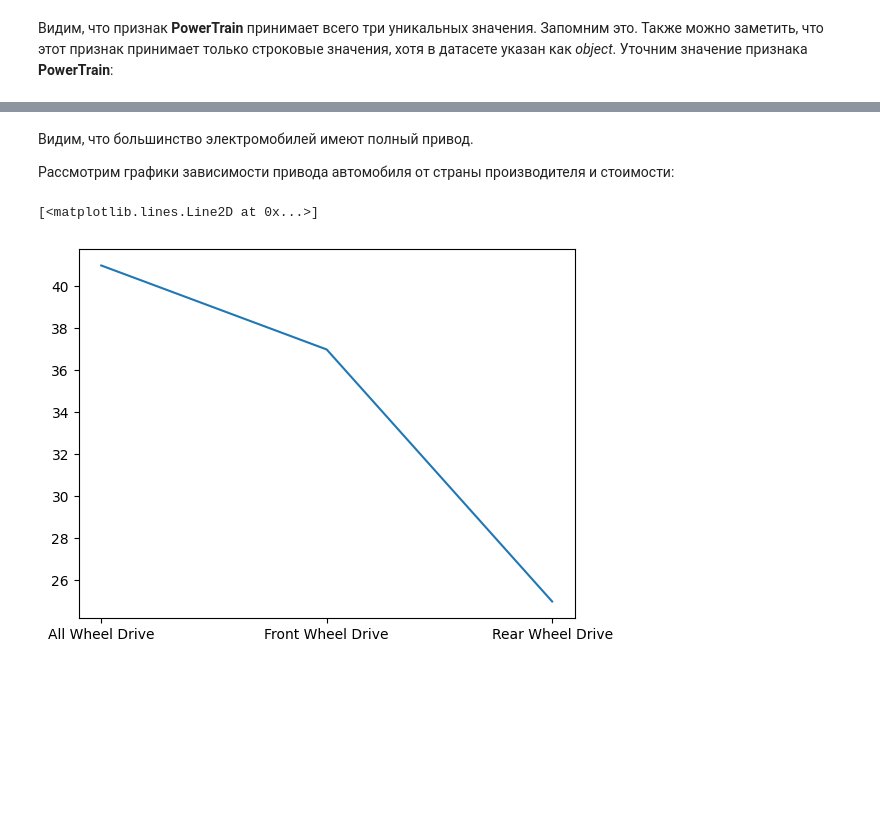
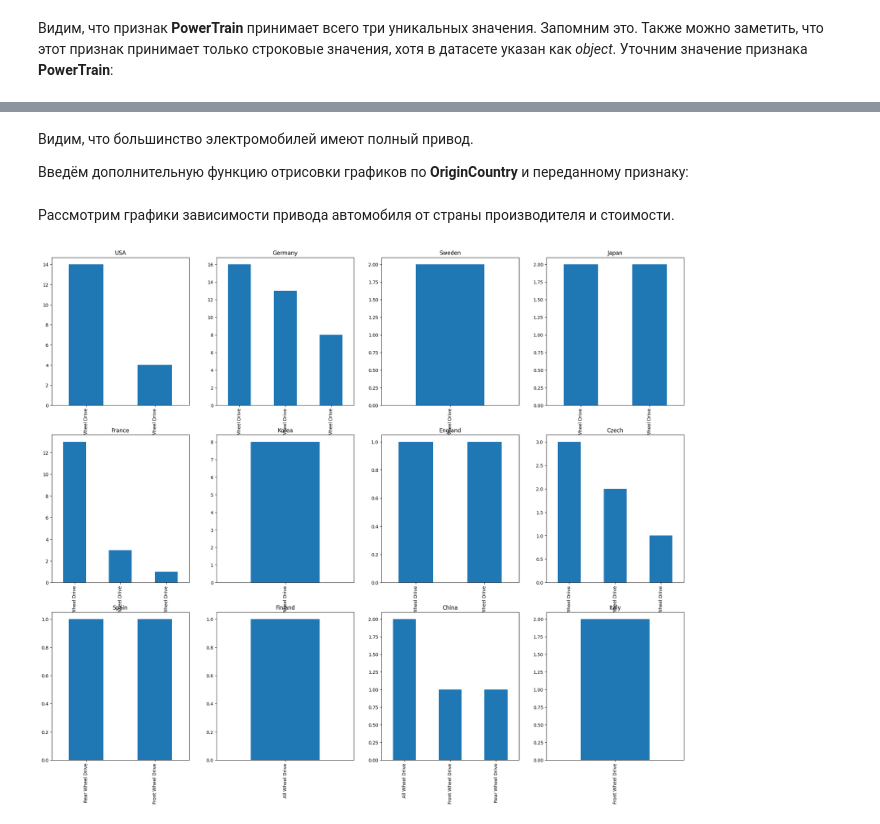
Before and after one commit to daniil-steperev/-SPBU-Machine-Learning-Homework, a Jupyter notebook: [Task1] LinearRegression/LinearRegression.ipynb, the cells around one changed output, grey strips where cells are left out. Saved outputs shown, nothing was run; the diff lists cells and outputs as text; code cells hidden in the pictures; blank space fills up the shorter version.

Commit message:
Added Seats, Segment, BodyStyle, PlugType and PowerTrain columns analysis. Added function for describing column groupping by OriginCountry

```diff
--- a/[Task1] LinearRegression/LinearRegression.ipynb
+++ b/[Task1] LinearRegression/LinearRegression.ipynb
@@ -546,6 +546,6 @@ Name: PowerTrain, dtype: object
 # %% [markdown]
 Видим, что признак **PowerTrain** принимает всего три уникальных значения. Запомним это. Также можно заметить, что этот признак принимает только строковые значения, хотя в датасете указан как *object*. Уточним значение признака **PowerTrain**:
 # %%
-df['PowerTrain'] = df['PowerTrain'].astype('|S').apply(lambda s: s.strip())
+df['PowerTrain'] = df['PowerTrain'].astype('|S').apply(lambda s: s.strip()).str.decode('utf-8')
 df['PowerTrain'].describe()
 # %% [output]
@@ -557,9 +557,51 @@ Name: PowerTrain, dtype: object
 # %% [markdown]
 Видим, что большинство электромобилей имеют полный привод.
 
-Рассмотрим графики зависимости привода автомобиля от страны производителя и стоимости:
+Введём дополнительную функцию отрисовки графиков по **OriginCountry** и переданному признаку:
-# %%
-plt.plot(df['PowerTrain'].value_counts())
-# %% [output]
-[<matplotlib.lines.Line2D at 0x...>]
-[figure, removed]
+# %%
+def show_coutries_barplot(column):
+    figure, axis = plt.subplots(3, 4, figsize = (25, 20))
+
+    df[df['OriginCountry'] == 'USA'][column].value_counts().plot.bar(ax = axis[0, 0])
+    axis[0, 0].set_title("USA")
+
+    df[df['OriginCountry'] == 'Germany'][column].value_counts().plot.bar(ax = axis[0, 1])
+    axis[0, 1].set_title("Germany")
+
+    df[df['OriginCountry'] == 'Sweden'][column].value_counts().plot.bar(ax = axis[0, 2])
+    axis[0, 2].set_title("Sweden")
+
+    df[df['OriginCountry'] == 'Japan'][column].value_counts().plot.bar(ax = axis[0, 3])
+    axis[0, 3].set_title("Japan")
+
+    df[df['OriginCountry'] == 'France'][column].value_counts().plot.bar(ax = axis[1, 0])
+    axis[1, 0].set_title("France")
+
+    df[df['OriginCountry'] == 'Korea'][column].value_counts().plot.bar(ax = axis[1, 1])
+    axis[1, 1].set_title("Korea")
+
+    df[df['OriginCountry'] == 'England'][column].value_counts().plot.bar(ax = axis[1, 2])
+    axis[1, 2].set_title("England")
+
+    df[df['OriginCountry'] == 'Czech'][column].value_counts().plot.bar(ax = axis[1, 3])
+    axis[1, 3].set_title("Czech")
+
+    df[df['OriginCountry'] == 'Spain'][column].value_counts().plot.bar(ax = axis[2, 0])
+    axis[2, 0].set_title("Spain")
+
+    df[df['OriginCountry'] == 'Finland'][column].value_counts().plot.bar(ax = axis[2, 1])
+    axis[2, 1].set_title("Finland")
+
+    df[df['OriginCountry'] == 'China'][column].value_counts().plot.bar(ax = axis[2, 2])
+    axis[2, 2].set_title("China")
+
+    df[df['OriginCountry'] == 'Italy'][column].value_counts().plot.bar(ax = axis[2, 3])
+    axis[2, 3].set_title("Italy")
+
+    plt.show()
+# %% [markdown]
+Рассмотрим графики зависимости привода автомобиля от страны производителя и стоимости.
+# %%
+show_coutries_barplot('PowerTrain')
+# %% [output]
+[figure, added]
```
Also changed, not shown: parts of 39 cells of this notebook.
